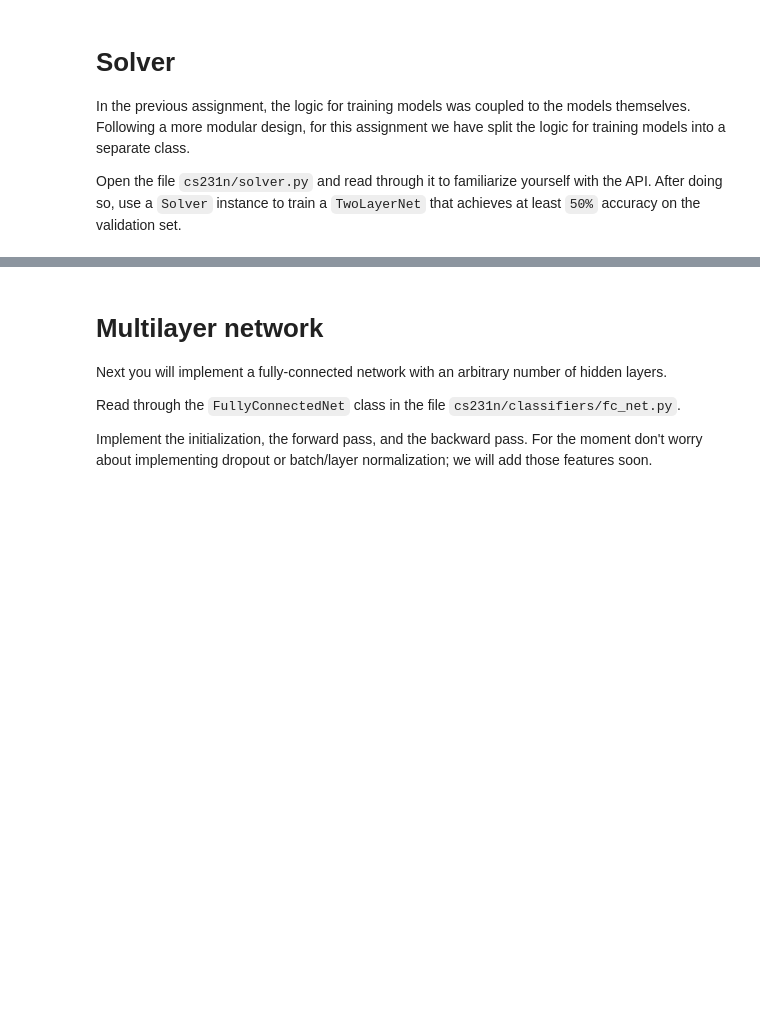
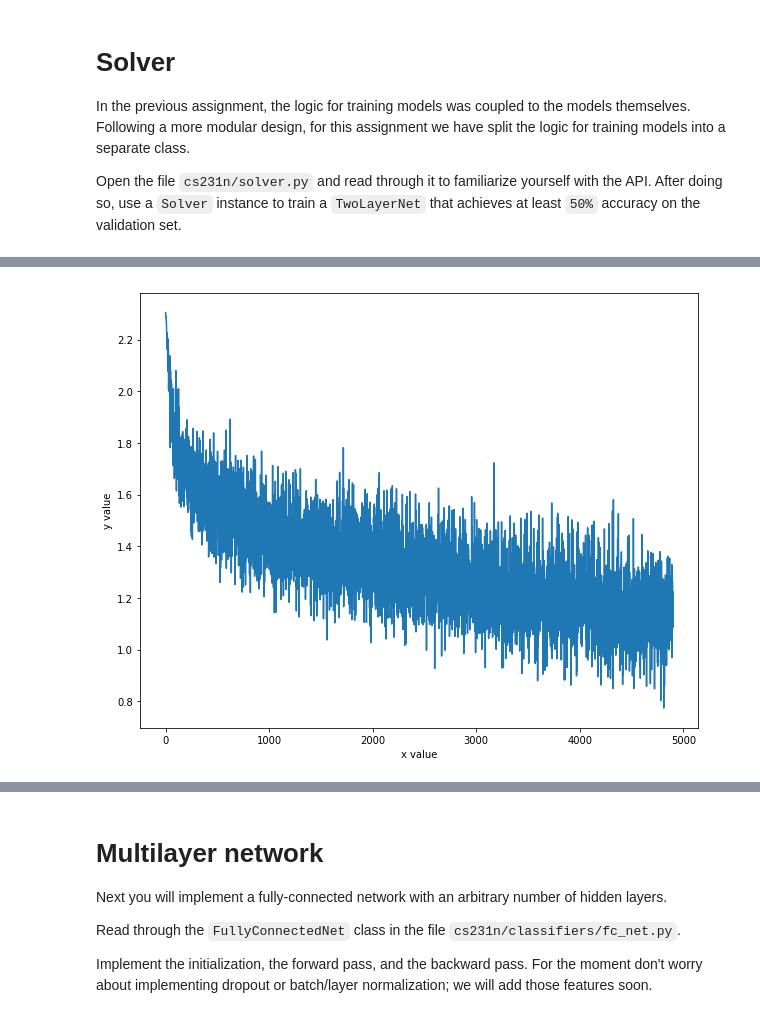
Before and after one commit to jay0jim/cs231n-camp, a Jupyter notebook: assignment/assignment2/FullyConnectedNets.ipynb, the cells around one changed output, grey strips where cells are left out. Drawn from its saved outputs; the diff is of its cells as text; code cells hidden in the pictures; blank space fills up the shorter version.

```diff
--- a/assignment/assignment2/FullyConnectedNets.ipynb
+++ b/assignment/assignment2/FullyConnectedNets.ipynb
@@ -329,7 +333,19 @@ solver = None
 # TODO: Use a Solver instance to train a TwoLayerNet that achieves at least  #
 # 50% accuracy on the validation set.                                        #
 ##############################################################################
-pass
+my_data = {}
+for k, v in list(data.items()):
+    my_data[k] = v
+
+solver = Solver(model, my_data,
+                update_rule='sgd',
+                optim_config={
+                    'learning_rate': 1e-3,
+                },
+                lr_decay=0.95,
+                num_epochs=10, batch_size=100,
+                print_every=100)
+solver.train()
 ##############################################################################
 #                             END OF YOUR CODE                               #
 ##############################################################################
@@ -335,0 +370,12 @@ pass
+# %%
+def plt_image(data):
+    x = [i for i in range(len(data))]
+    y = data
+    plt.plot(x, y)
+    plt.xlabel('x value')
+    plt.ylabel('y value')
+    plt.show()
+
+plt_image(solver.loss_history)
+# %% [output]
+[figure, added]
```
Also changed, not shown: parts of 10 cells of this notebook, 2 other files.
